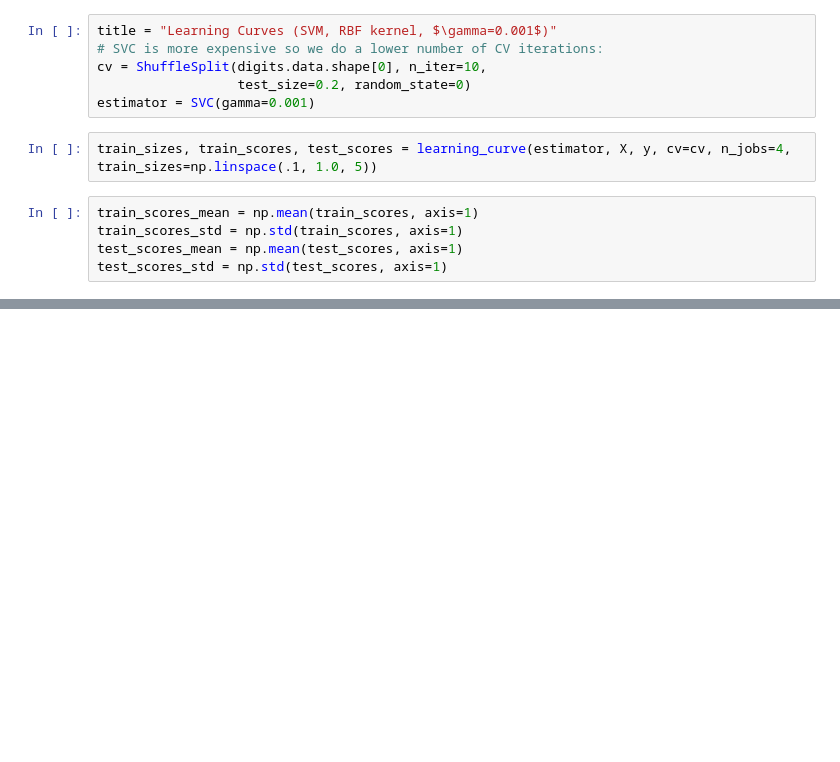
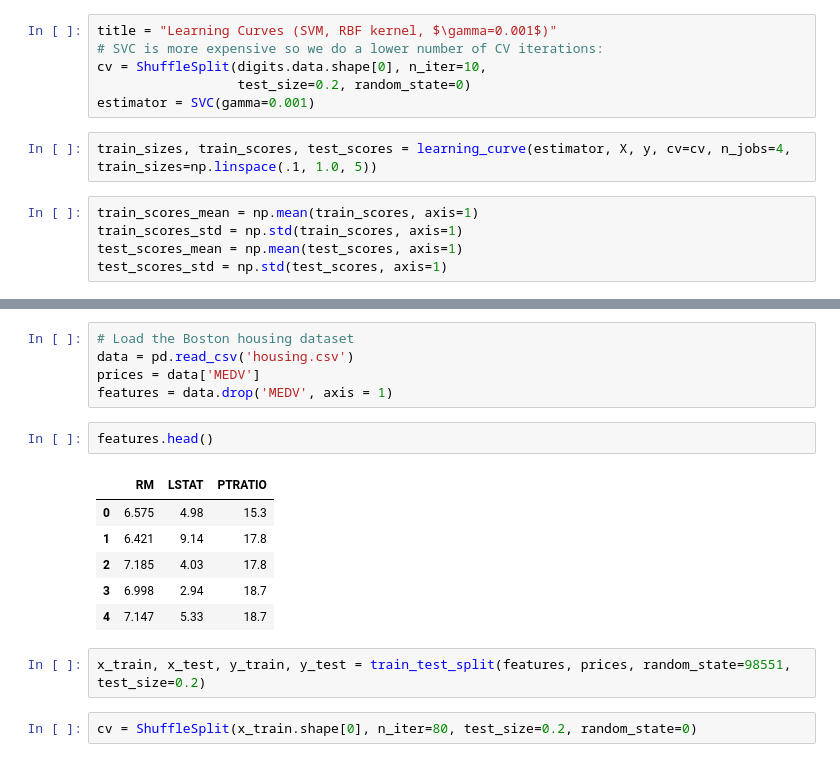
Before and after one commit to NekuSakuraba/ud120-projects, a Jupyter notebook: evaluation/Learning Curve.ipynb, the cells around one changed output, grey strips where cells are left out. Cells and saved outputs as stored; diff of their text form; blank space fills up the shorter version.

```diff
--- a/evaluation/Learning Curve.ipynb
+++ b/evaluation/Learning Curve.ipynb
@@ -113,0 +144,18 @@ plt.legend(loc='best')
+# %%
+# Load the Boston housing dataset
+data = pd.read_csv('housing.csv')
+prices = data['MEDV']
+features = data.drop('MEDV', axis = 1)
+# %%
+features.head()
+# %% [output]
+|  | RM | LSTAT | PTRATIO |
+| 0 | 6.575 | 4.98 | 15.3 |
+| 1 | 6.421 | 9.14 | 17.8 |
+| 2 | 7.185 | 4.03 | 17.8 |
+| 3 | 6.998 | 2.94 | 18.7 |
+| 4 | 7.147 | 5.33 | 18.7 |
+# %%
+x_train, x_test, y_train, y_test = train_test_split(features, prices, random_state=98551, test_size=0.2)
+# %%
+cv = ShuffleSplit(x_train.shape[0], n_iter=80, test_size=0.2, random_state=0)
```
Also changed, not shown: parts of 15 cells of this notebook, 2 other files.
